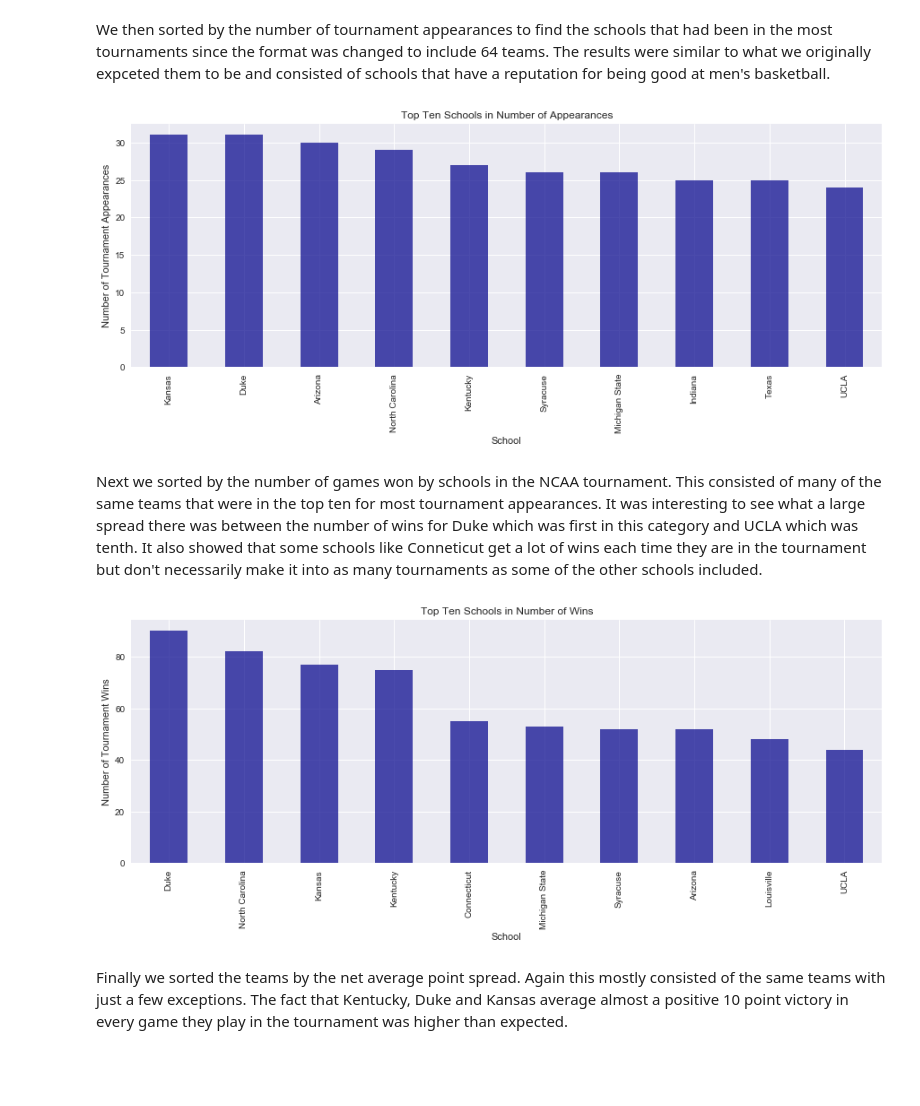
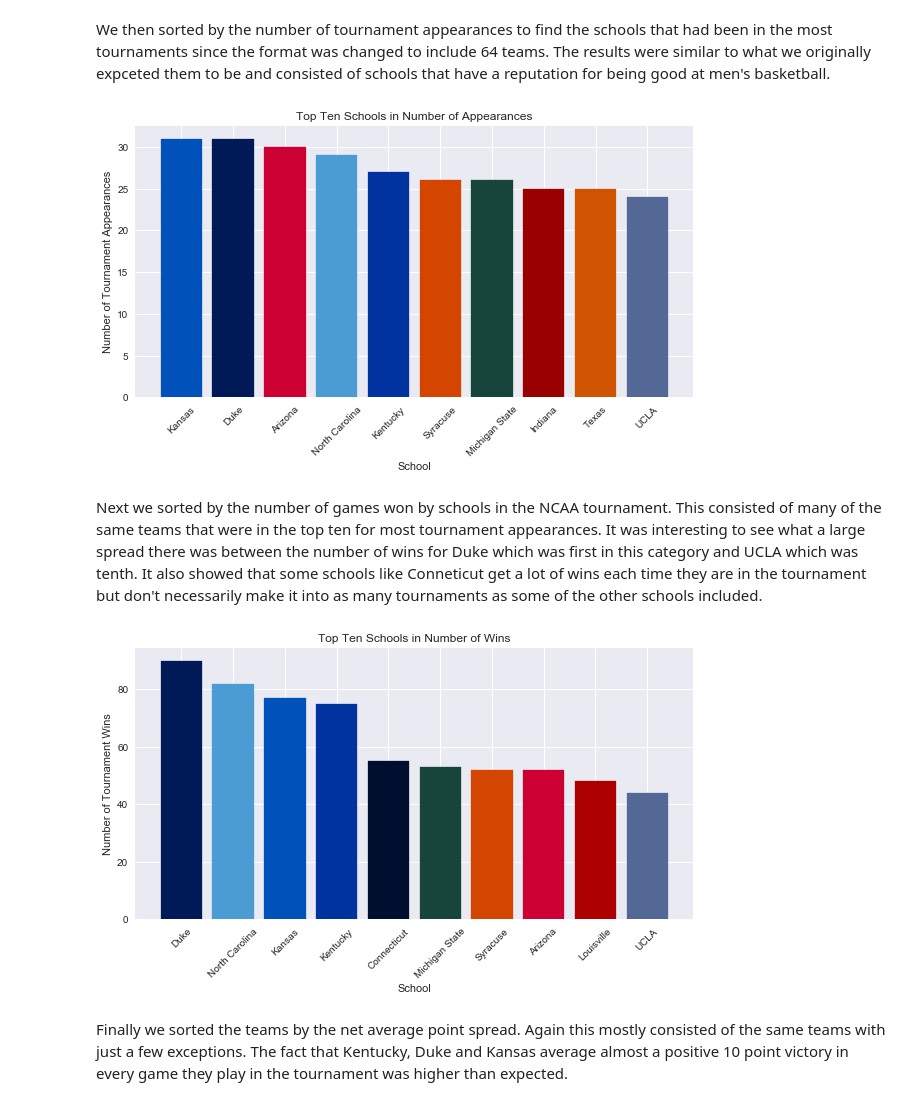
Before and after one commit to mmclaughlin87/march-madness-historical-perfomance, a Jupyter notebook: march_madness_analysis.ipynb, the cells around one changed output. Cells and saved outputs as stored; diff of their text form; code cells hidden in the pictures; blank space fills up the shorter version.

```diff
--- a/march_madness_analysis.ipynb
+++ b/march_madness_analysis.ipynb
@@ -482,17 +491,23 @@ We then sorted by the number of tournament appearances to find the schools that
 # %%
 #Most Tournament Appearances
 most_appearances = team_performance_summary.sort_values(by="Tournament Appearances",ascending=False).iloc[:10,:]
 
 x = np.arange(len(most_appearances.index))
-plt.figure(figsize=(15,5))
-most_appearances["Tournament Appearances"].plot(x=x,kind='Bar',grid='on',color='darkblue',alpha=0.7)
-plt.xticks(x,list(most_appearances['Team']))
+plt.figure(figsize=(10,5))
+barlist = plt.bar(x, most_appearances["Tournament Appearances"])
+
+for i in range(10):
+    team = list(most_appearances['Team'])[i]
+    color = team_colors[team]
+    barlist[i].set_color(color)
+
+plt.xticks(x,list(most_appearances['Team']), rotation=45)
 plt.xlabel('School')
 plt.ylabel("Number of Tournament Appearances")
 plt.title("Top Ten Schools in Number of Appearances")
 plt.show()
 # %% [output]
-[figure, old version]
+[figure, new version]
 # %% [markdown]
 Next we sorted by the number of games won by schools in the NCAA tournament. This consisted of many of the same teams that were in the top ten for most tournament appearances. It was interesting to see what a large spread there was between the number of wins for Duke which was first in this category and UCLA which was tenth. It also showed that some schools like Conneticut get a lot of wins each time they are in the tournament but don't necessarily make it into as many tournaments as some of the other schools included.
 # %%
@@ -500,15 +515,21 @@ Next we sorted by the number of games won by schools in the NCAA tournament. Thi
 most_wins = team_performance_summary.sort_values(by="Games Won",ascending=False).iloc[:10,:]
 
 x = np.arange(len(most_wins.index))
-plt.figure(figsize=(15,5))
-most_wins["Games Won"].plot(x=x,kind='Bar',grid='on',color='darkblue',alpha=0.7)
-plt.xticks(x,list(most_wins['Team']))
+plt.figure(figsize=(10,5))
+barlist = plt.bar(x, most_wins["Games Won"])
+
+for i in range(10):
+    team = list(most_wins['Team'])[i]
+    color = team_colors[team]
+    barlist[i].set_color(color)
+
+plt.xticks(x,list(most_wins['Team']), rotation=45)
 plt.xlabel('School')
 plt.ylabel("Number of Tournament Wins")
 plt.title("Top Ten Schools in Number of Wins")
 plt.show()
 # %% [output]
-[figure, old version]
+[figure, new version]
 # %% [markdown]
 Finally we sorted the teams by the net average point spread. Again this mostly consisted of the same teams with just a few exceptions. The fact that Kentucky, Duke and Kansas average almost a positive 10 point victory in every game they play in the tournament was higher than expected.
 # %%
```
Also changed, not shown: parts of 11 cells of this notebook, 1 other file.
